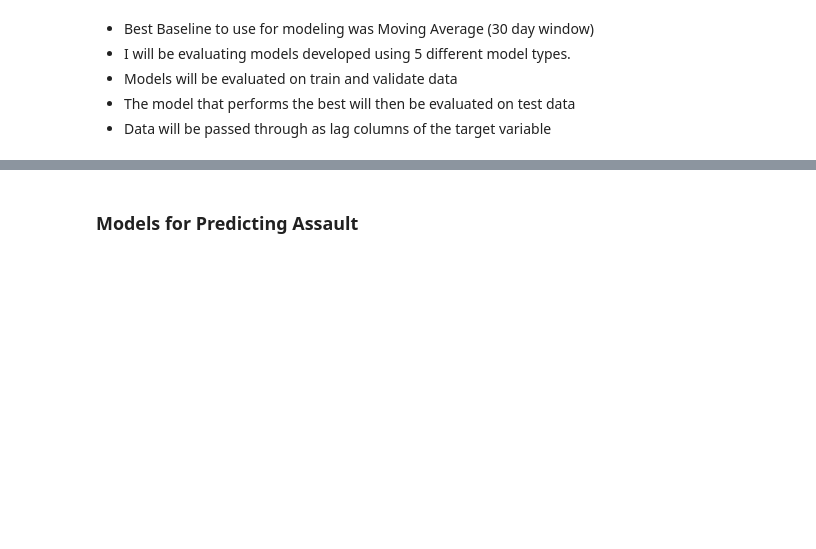
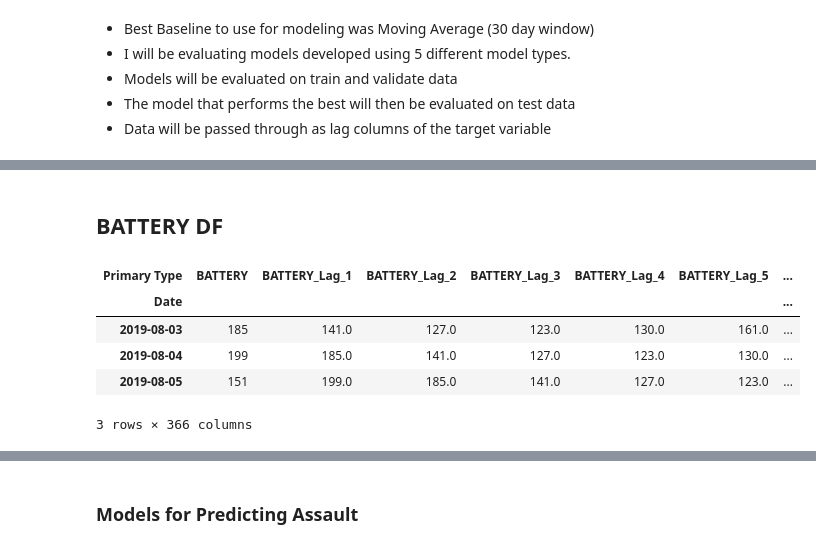
Before and after one commit to JonathanTWare/individual_project, a Jupyter notebook: crime_final_report.ipynb, the cells around one changed output, grey strips where cells are left out. Cells and saved outputs as stored; diff of their text form; code cells hidden in the pictures; blank space fills up the shorter version.

```diff
--- a/crime_final_report.ipynb
+++ b/crime_final_report.ipynb
@@ -131,6 +171,17 @@ train = train.dropna()
 battery_train = ['BATTERY'] + [f'BATTERY_Lag_{lag}' for lag in range(1, 366)]
 
 battery_train_df = train[battery_train].copy()
+# %% [markdown]
+## BATTERY DF
+# %%
+battery_train_df.head(3)
+# %% [output]
+| Primary Type | BATTERY | BATTERY_Lag_1 | BATTERY_Lag_2 | BATTERY_Lag_3 | BATTERY_Lag_4 | BATTERY_Lag_5 | ... |
+| Date |  |  |  |  |  |  | ... |
+| 2019-08-03 | 185 | 141.0 | 127.0 | 123.0 | 130.0 | 161.0 | ... |
+| 2019-08-04 | 199 | 185.0 | 141.0 | 127.0 | 123.0 | 130.0 | ... |
+| 2019-08-05 | 151 | 199.0 | 185.0 | 141.0 | 127.0 | 123.0 | ... |
+3 rows × 366 columns
 # %%
 criminal_damage_train = ['CRIMINAL DAMAGE'] + [f'CRIMINAL_DAMAGE_Lag_{lag}' for lag in range(1, 366)]
 
```
Also changed, not shown: parts of 8 cells of this notebook.
